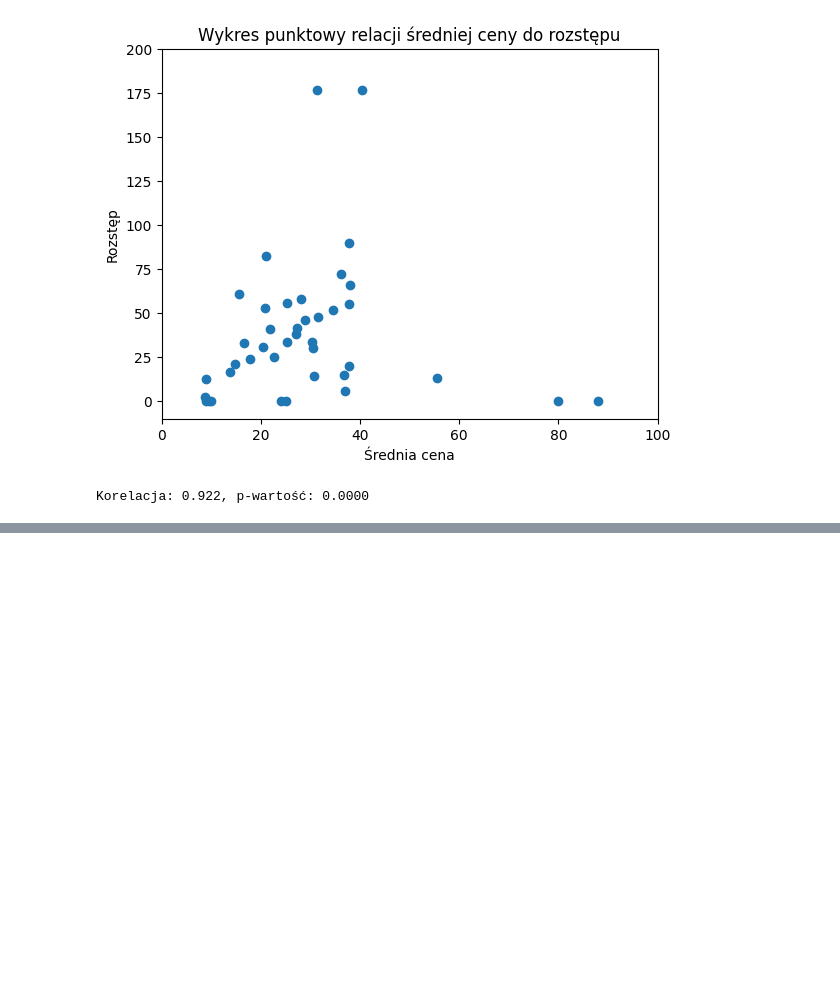
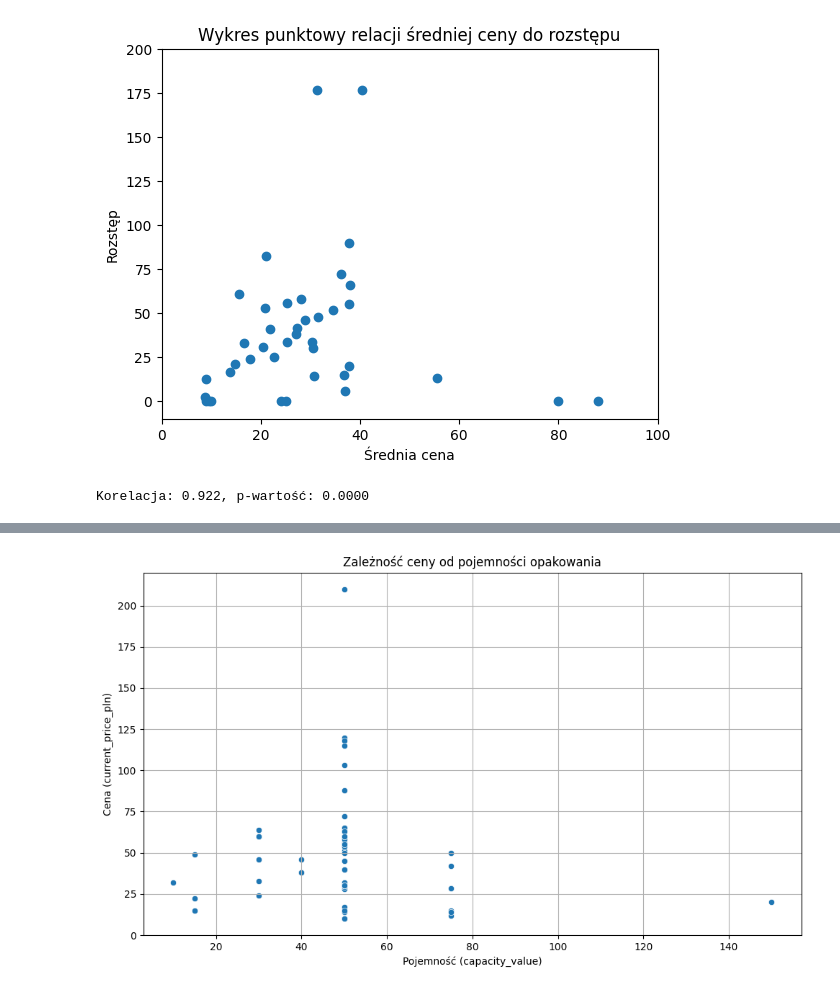
Before and after one commit to pjanapl/portfolio, a Jupyter notebook: rossmann/notebooks/eda.ipynb, the cells around one changed output, grey strips where cells are left out. Cells and saved outputs as stored; diff of their text form; code cells hidden in the pictures; blank space fills up the shorter version.

```diff
--- a/rossmann/notebooks/eda.ipynb
+++ b/rossmann/notebooks/eda.ipynb
@@ -691,0 +782,18 @@ Korelacja: 0.922, p-wartość: 0.0000
+# %%
+# Pielęgnacja twarzy
+df_pt = df.query('top_level_category == "Pielęgnacja twarzy" and capacity_unit == "ml"')
+
+plt.figure(figsize=(10, 6))
+sns.scatterplot(
+    data = df_pt,
+    x = "capacity_value",
+    y = "current_price_pln"
+)
+plt.title("Zależność ceny od pojemności opakowania")
+plt.xlabel("Pojemność (capacity_value)")
+plt.ylabel("Cena (current_price_pln)")
+plt.tight_layout()
+plt.grid(True)
+plt.show()
+# %% [output]
+[figure, added]
```
Also changed, not shown: parts of 17 cells of this notebook, 4 other files.
